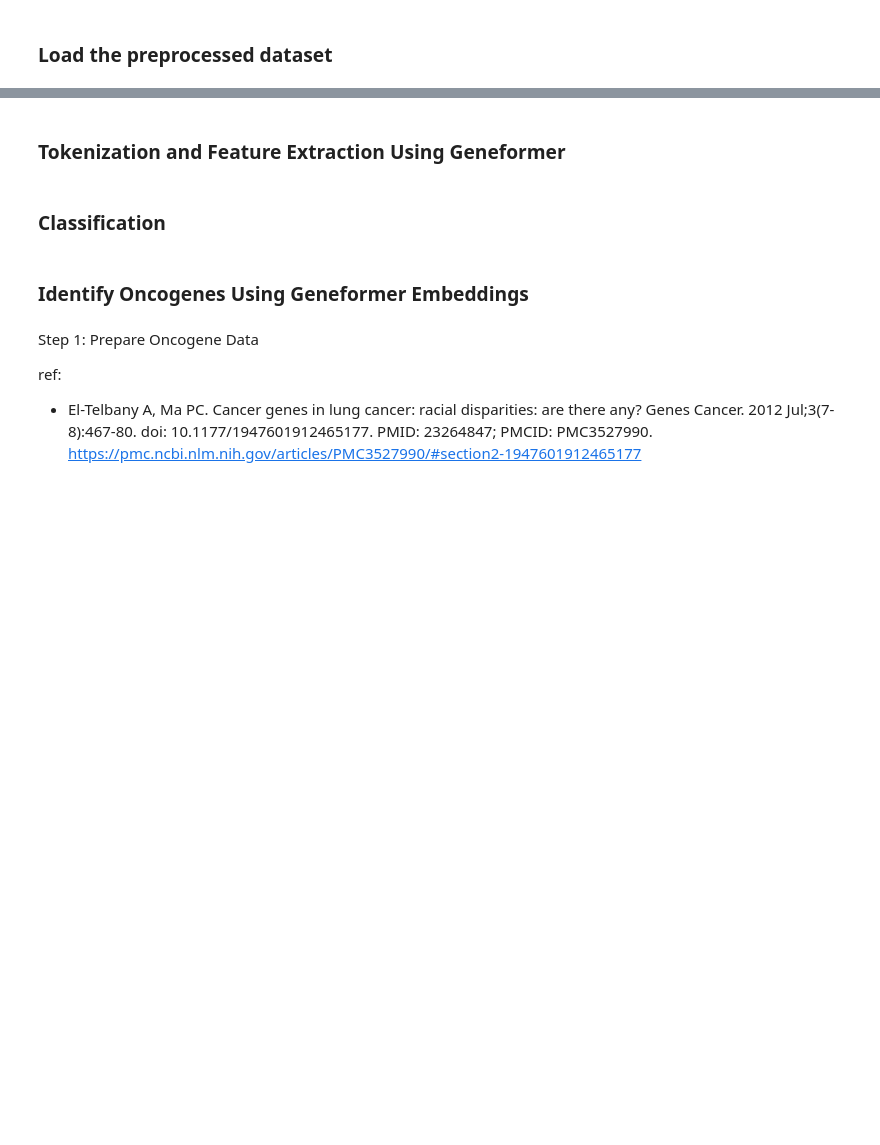
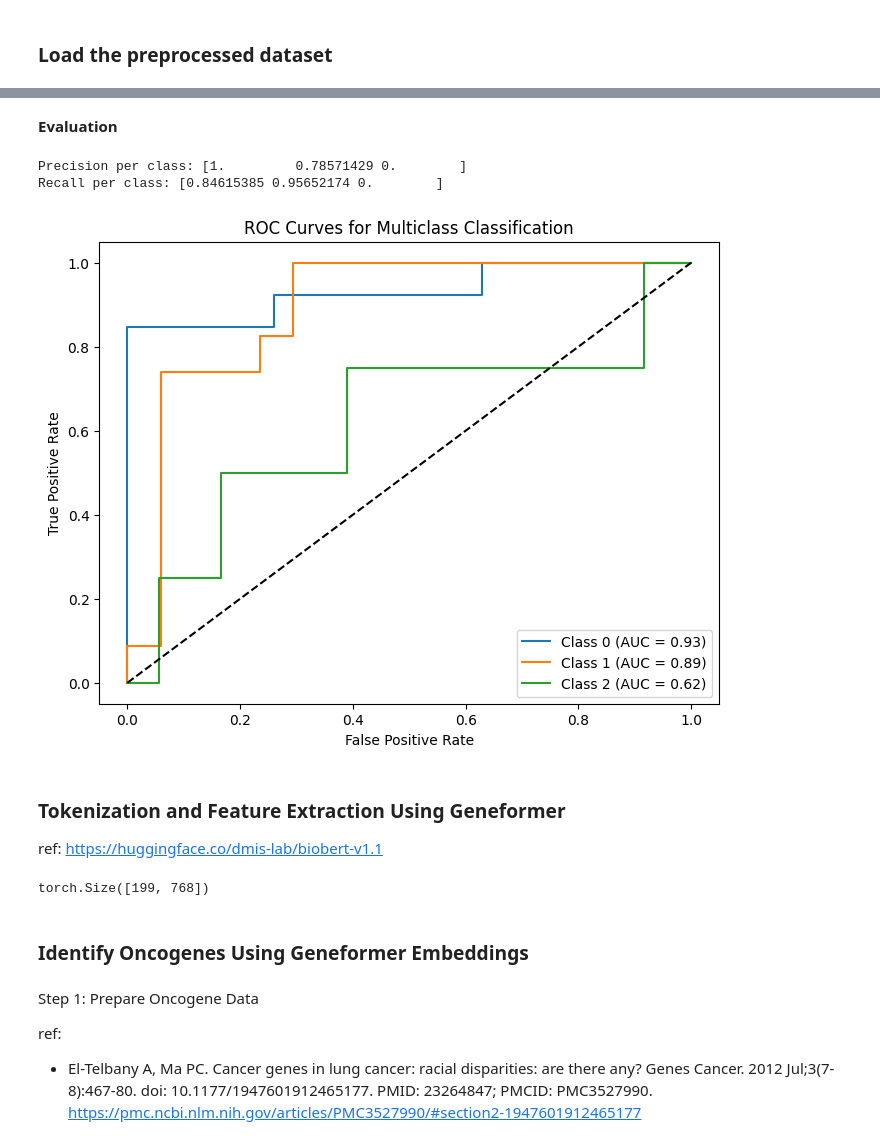
Before and after one commit to Kitiyaparnnn/NSCLC, a Jupyter notebook: train.ipynb, the cells around one changed output, grey strips where cells are left out. Drawn from its saved outputs; the diff is of its cells as text; code cells hidden in the pictures; blank space fills up the shorter version.

```diff
--- a/train.ipynb
+++ b/train.ipynb
@@ -36,15 +142,55 @@ print(gene_texts[:5])
+# %% [markdown]
+**Evaluation**
+# %%
+# Convert probabilities to predicted classes
+y_pred = model.predict(X_test)
+y_pred_classes = np.argmax(y_pred, axis=1)  # Get the predicted class
+
+# Precision & Recall
+precision = precision_score(y_test, y_pred_classes, average=None)  # Per-class precision
+recall = recall_score(y_test, y_pred_classes, average=None)  # Per-class recall
+
+print("Precision per class:", precision)
+print("Recall per class:", recall)
+
+# Binarize labels for ROC computation (One-vs-Rest strategy)
+y_test_bin = label_binarize(y_test, classes=[0, 1, 2])  # Modify class labels accordingly
+n_classes = y_test_bin.shape[1]
+
+# Compute ROC curve and ROC AUC
+fpr, tpr, roc_auc = {}, {}, {}
+for i in range(n_classes):
+    fpr[i], tpr[i], _ = roc_curve(y_test_bin[:, i], y_pred[:, i])
+    roc_auc[i] = auc(fpr[i], tpr[i])
+
+# Plot ROC curves
+plt.figure(figsize=(8, 6))
+for i in range(n_classes):
+    plt.plot(fpr[i], tpr[i], label=f"Class {i} (AUC = {roc_auc[i]:.2f})")
+
+plt.plot([0, 1], [0, 1], "k--")  # Diagonal line for reference
+plt.xlabel("False Positive Rate")
+plt.ylabel("True Positive Rate")
+plt.title("ROC Curves for Multiclass Classification")
+plt.legend(loc="lower right")
+plt.show()
+# %% [output]
+Precision per class: [1.         0.78571429 0.        ]
+Recall per class: [0.84615385 0.95652174 0.        ]
+[figure, added]
 # %% [markdown]
 ### Tokenization and Feature Extraction Using Geneformer
+ref: https://huggingface.co/dmis-lab/biobert-v1.1
 # %%
-# Load Geneformer model and tokenizer
-model_name = "biosustain/geneformer"
-tokenizer = AutoTokenizer.from_pretrained(model_name)
-model = AutoModel.from_pretrained(model_name)
+from transformers import AutoTokenizer
+
+tokenizer = AutoTokenizer.from_pretrained("dmis-lab/biobert-v1.1")
+model = AutoModel.from_pretrained("dmis-lab/biobert-v1.1")
 
 # Tokenize the gene expression data (text format)
 inputs = tokenizer(gene_texts, return_tensors="pt", padding=True, truncation=True)
 
-# Pass the data through Geneformer to get embeddings
+# Pass the data through BioBERT to get embeddings
 with torch.no_grad():
     outputs = model(**inputs)
 
@@ -52,6 +198,6 @@ with torch.no_grad():
 embeddings = outputs.last_hidden_state.mean(dim=1)
 
 # Now, `embeddings` contains a vector representation for each sample
-print(embeddings.shape)  # Check the size of the embedding vectors
+print(embeddings.shape)
+# %% [output]
+torch.Size([199, 768])
-# %% [markdown]
-### Classification
```
Also changed, not shown: parts of 25 cells of this notebook.
